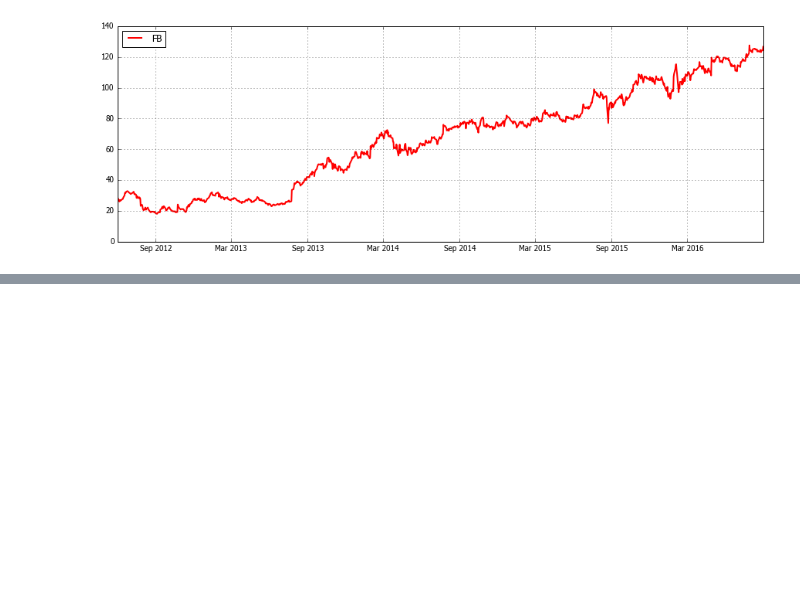
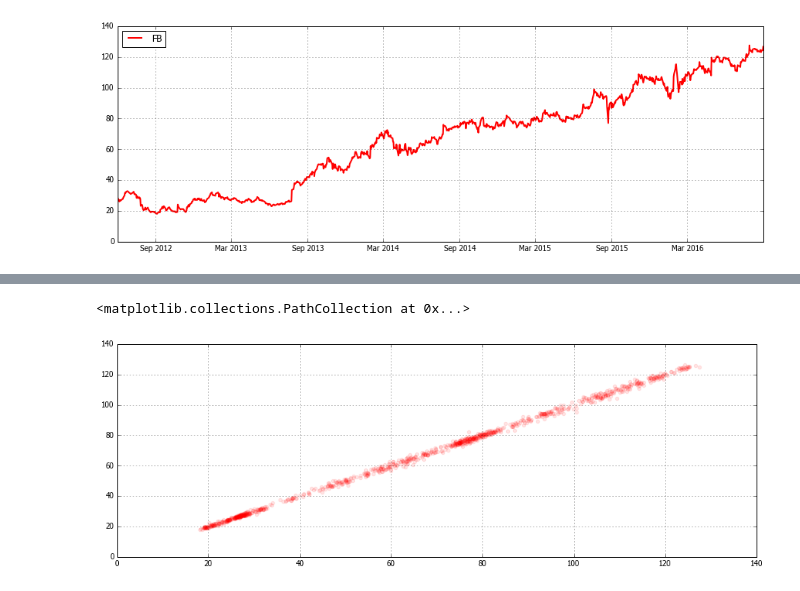
Before and after one commit to poldnev/jupyter-notebooks, a Jupyter notebook: finam-5.ipynb, the cells around one changed output, grey strips where cells are left out. Drawn from its saved outputs; the diff is of its cells as text; code cells hidden in the pictures; blank space fills up the shorter version.

```diff
--- a/finam-5.ipynb
+++ b/finam-5.ipynb
@@ -329,0 +337,7 @@ plt.legend(loc='upper left')
+# %%
+plt.figure(figsize=(15, 5))
+plt.grid()
+plt.scatter(yahoo_fb.Open, yahoo_fb.Close, color='r', alpha=.1)
+# %% [output]
+<matplotlib.collections.PathCollection at 0x...>
+[figure, added]
```
Also changed, not shown: parts of 11 cells of this notebook.
